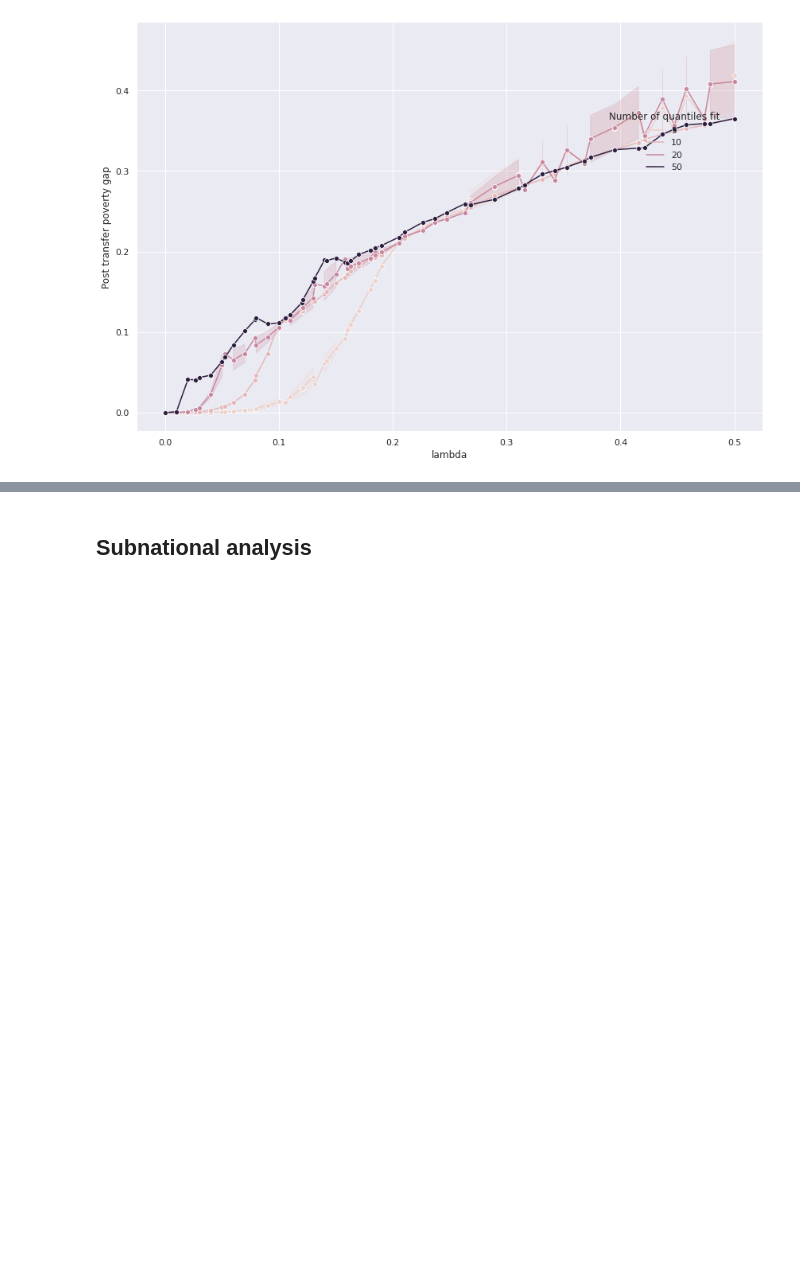
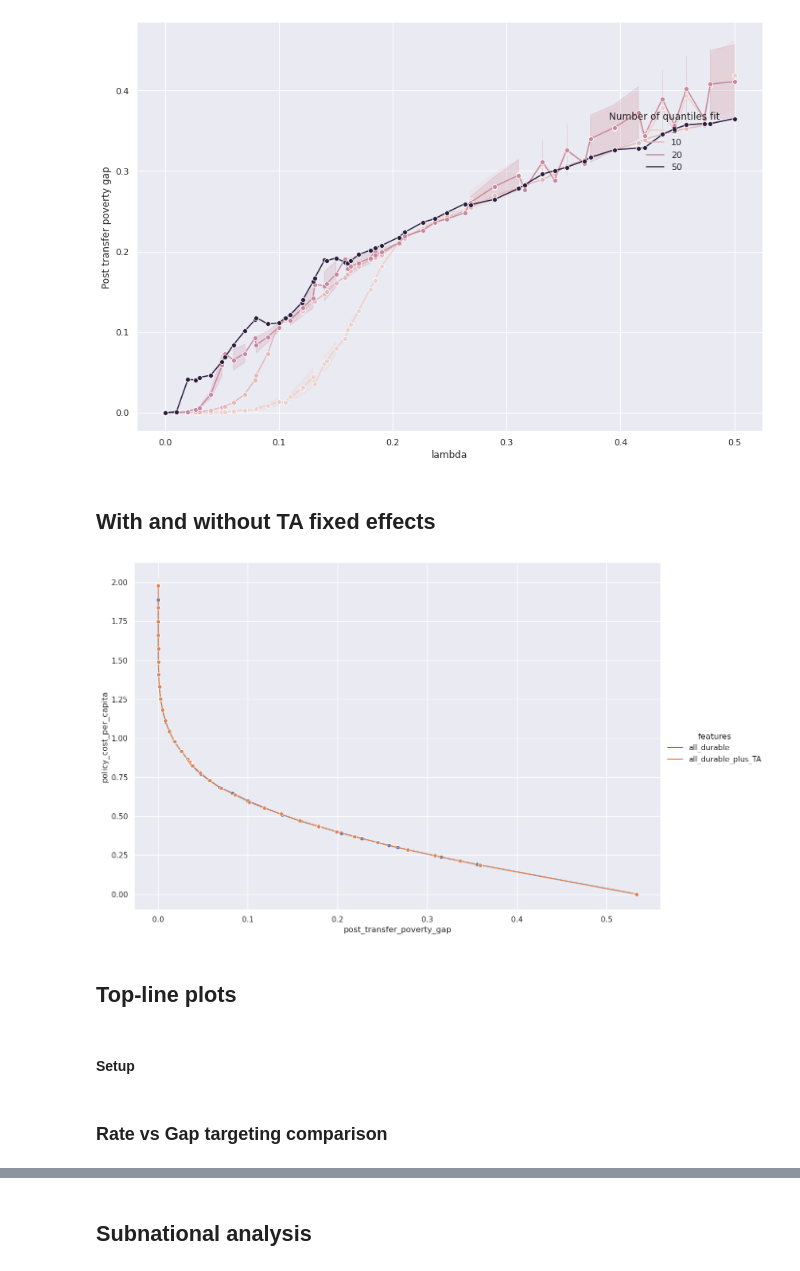
Before and after one commit to lselker13/eop, a Jupyter notebook: run_simulations/plot_malawi.ipynb, the cells around one changed output, grey strips where cells are left out. Drawn from its saved outputs; the diff is of its cells as text; code cells hidden in the pictures; blank space fills up the shorter version.

```diff
--- a/run_simulations/plot_malawi.ipynb
+++ b/run_simulations/plot_malawi.ipynb
@@ -171,3 +173,24 @@ fg.set(ylabel='Post transfer poverty gap')
 sns.move_legend(fg, "upper right",bbox_to_anchor=(.8,.8))
 # %% [output]
 [figure]
+# %% [markdown]
+## With and without TA fixed effects
+# %%
+with_and_without_ta = pd.read_csv(results_path / 'gap_with_and_without_TA' / 'malawi.csv')
+with_and_without_ta.drop_duplicates(
+    subset=[
+        'features', 'lambda'
+    ],
+    keep='last', inplace=True
+)
+
+fig = relplot(
+    data=with_and_without_ta, x='post_transfer_poverty_gap', y='policy_cost_per_capita',
+    hue='features',  kind='line', marker='o', height=8, aspect=12/8
+)
+# %% [output]
+[figure, added]
+# %% [markdown]
+## Top-line plots
+# %% [markdown]
+#### Setup
@@ -173,0 +207,2 @@ sns.move_legend(fg, "upper right",bbox_to_anchor=(.8,.8))
+# %% [markdown]
+### Rate vs Gap targeting comparison
```
Also changed, not shown: parts of 25 cells of this notebook, 2 other files.
